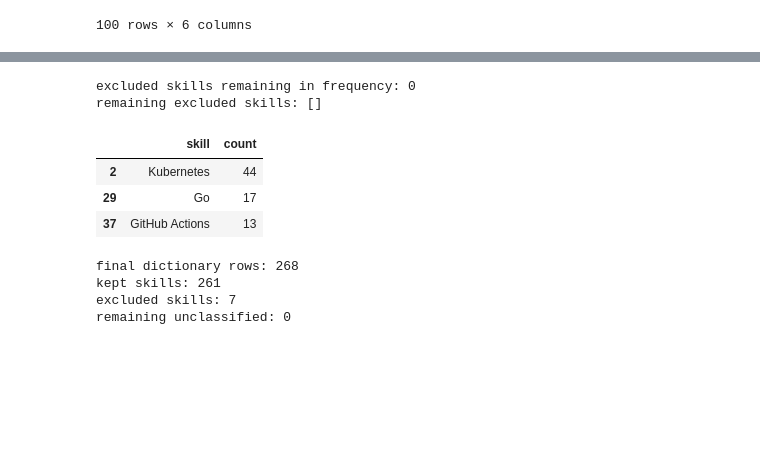
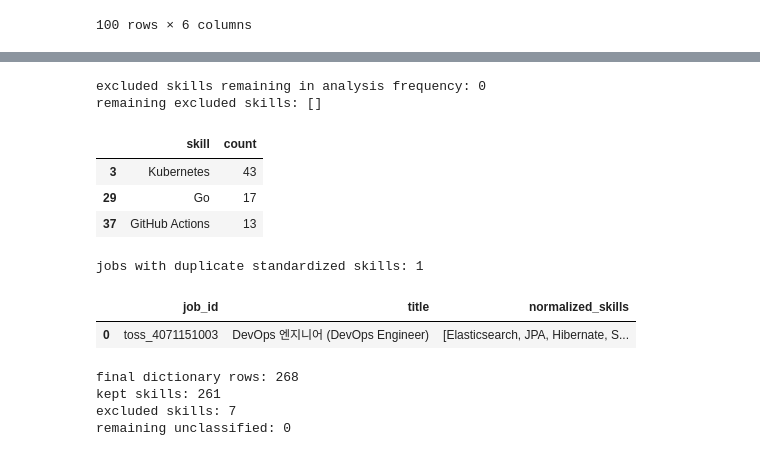
Before and after one commit to llunh/SkillBridge, a Jupyter notebook: notebooks/04_c_preprocessing.ipynb, the cells around one changed output, grey strips where cells are left out. Drawn from its saved outputs; the diff is of its cells as text; code cells hidden in the pictures; blank space fills up the shorter version.

```diff
--- a/notebooks/04_c_preprocessing.ipynb
+++ b/notebooks/04_c_preprocessing.ipynb
@@ -2372,7 +2439,7 @@ excluded terms counted: 41
 | 49 | dbt | 9 |
 # %%
 # --------------------------------------------------
-# 최종 빈도 집계 검증
+# 최종 분석용 빈도 집계 검증
 # --------------------------------------------------
 
 excluded_skill_names = set(
@@ -2382,45 +2449,96 @@ excluded_skill_names = set(
     ]
 )
 
-frequency_skill_names = set(
-    final_skill_freq_df["skill"]
+analysis_skill_names = set(
+    analysis_skill_freq_df["skill"]
 )
 
 remaining_excluded = (
     excluded_skill_names
-    & frequency_skill_names
+    & analysis_skill_names
 )
 
 print(
-    "excluded skills remaining in frequency:",
+    "excluded skills remaining in analysis frequency:",
     len(remaining_excluded)
 )
 
 print(
     "remaining excluded skills:",
     sorted(remaining_excluded)
 )
 
 check_skills = [
     "Kubernetes",
     "Go",
     "GitHub Actions",
 ]
 
 display(
-    final_skill_freq_df[
-        final_skill_freq_df["skill"].isin(
+    analysis_skill_freq_df[
+        analysis_skill_freq_df["skill"].isin(
             check_skills
         )
     ]
 )
 # %% [output]
-excluded skills remaining in frequency: 0
+excluded skills remaining in analysis frequency: 0
 remaining excluded skills: []
 |  | skill | count |
-| 2 | Kubernetes | 44 |
+| 3 | Kubernetes | 43 |
 | 29 | Go | 17 |
 | 37 | GitHub Actions | 13 |
+# %%
+# --------------------------------------------------
+# 같은 공고 내 표준화 후 중복 여부 확인
+# --------------------------------------------------
+
+duplicate_after_normalization = []
+
+for _, row in jobs_df.iterrows():
+    raw_skills = [
+        skill.strip()
+        for skill in str(
+            row["skills_std_clean"]
+        ).split("|")
+        if skill.strip()
+    ]
+
+    normalized_skills = [
+        standard_skill_map.get(
+            skill,
+            skill,
+        )
+        for skill in raw_skills
+        if skill not in excluded_skills
+    ]
+
+    if len(normalized_skills) != len(
+        set(normalized_skills)
+    ):
+        duplicate_after_normalization.append(
+            {
+                "job_id": row["job_id"],
+                "title": row["title"],
+                "normalized_skills": normalized_skills,
+            }
+        )
+
+print(
+    "jobs with duplicate standardized skills:",
+    len(duplicate_after_normalization)
+)
+# %% [output]
+jobs with duplicate standardized skills: 1
+# %%
+display(
+    pd.DataFrame(
+        duplicate_after_normalization
+    )
+)
+# %% [output]
+|  | job_id | title | normalized_skills |
+| 0 | toss_4071151003 | DevOps 엔지니어 (DevOps Engineer) | [Elasticsearch, JPA, Hibernate, S... |
 # %%
 # --------------------------------------------------
 # 최종 Skill Dictionary 검증
```
Also changed, not shown: parts of 2 cells of this notebook, 1 other file.
